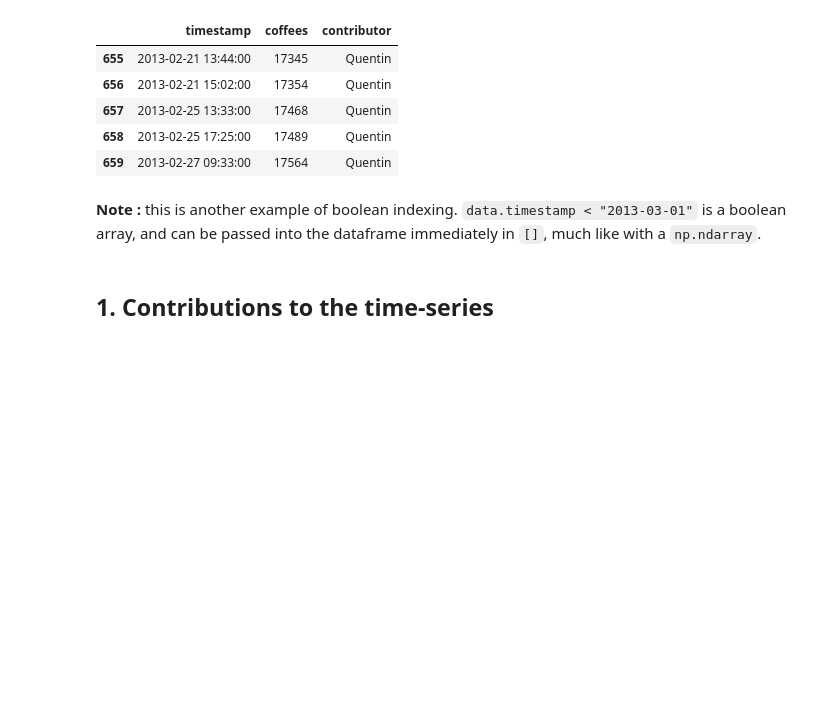
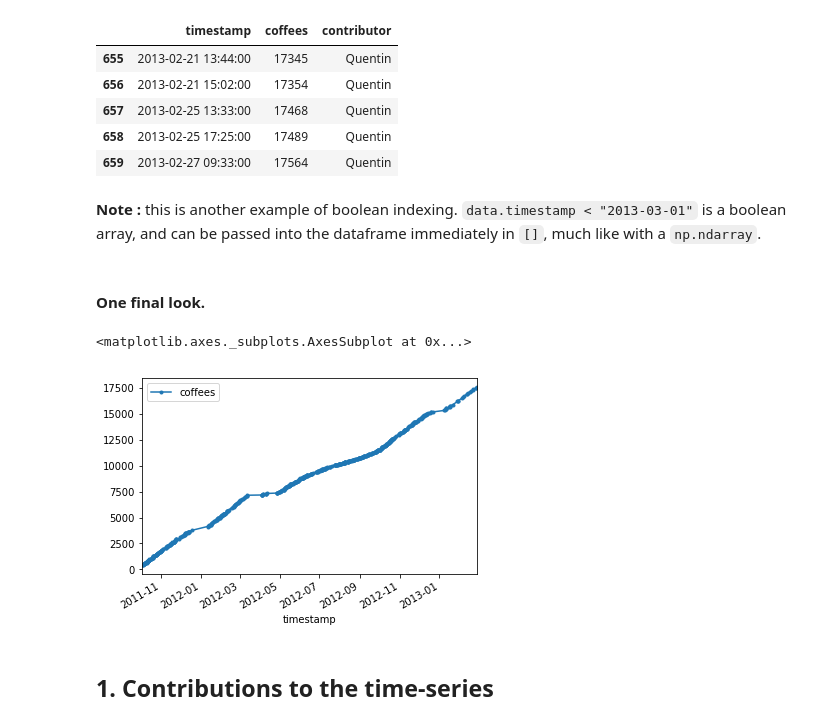
Before and after one commit to QCaudron/pydata_pandas, a Jupyter notebook: coffee_analysis_solution.ipynb, the cells around one changed output. Cells and saved outputs as stored; diff of their text form; code cells hidden in the pictures; blank space fills up the shorter version.

```diff
--- a/coffee_analysis_solution.ipynb
+++ b/coffee_analysis_solution.ipynb
@@ -371,6 +386,14 @@ data.tail()
 | 659 | 2013-02-27 09:33:00 | 17564 | Quentin |
 # %% [markdown]
 **Note :** this is another example of boolean indexing. `data.timestamp < "2013-03-01"` is a boolean array, and can be passed into the dataframe immediately in `[]`, much like with a `np.ndarray`.
+# %% [markdown]
+#### One final look.
+# %%
+# Once again, plot the data against the timestamp
+data.plot(x=data.timestamp, style=".-")
+# %% [output]
+<matplotlib.axes._subplots.AxesSubplot at 0x...>
+[figure, added]
 # %% [markdown]
 ## 1. Contributions to the time-series
 # %% [markdown]
```
Also changed, not shown: parts of 65 cells of this notebook, 5 other files.
